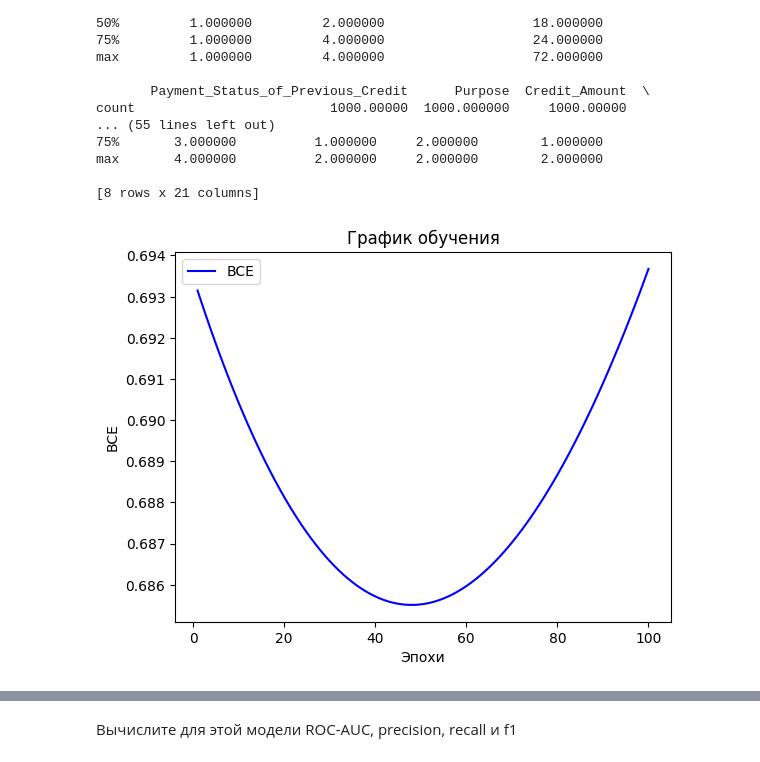
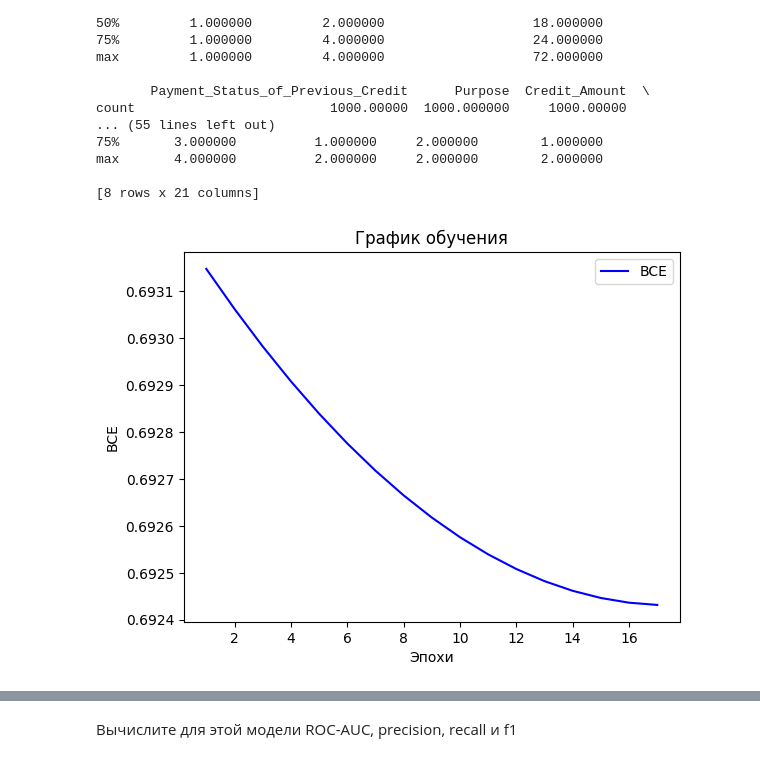
Before and after one commit to ibatuloff/MLcourse, a Jupyter notebook: lab3/Линейная модель и градиентный спуск.ipynb, the cells around one changed output, grey strips where cells are left out. Saved outputs shown, nothing was run; the diff lists cells and outputs as text; code cells hidden in the pictures.

```diff
--- a/lab3/Линейная модель и градиентный спуск.ipynb
+++ b/lab3/Линейная модель и градиентный спуск.ipynb
@@ -276,15 +241,17 @@ ForeignWorker variable may be dropped from the study
 Purpose of Credit: New car, Used car, Home Related, Other
 # %%
 data = pd.read_csv('german.csv', sep=';')
-# print(data.head())
-Y = data['Creditability']
-X = data.iloc[:, 1:].drop(columns=['Foreign_Worker', 'No_of_dependents'])
-# X = data[['Account_Balance', 'Payment_Status_of_Previous_Credit', 'Value_Savings_Stocks', 'Length_of_current_employment',
-#         'Sex_Marital_Status',
-#         'No_of_Credits_at_this_Bank',
-#         'Guarantors',
-#         'Credit_Amount',
-#         'Purpose']]
+
+Y = data['Creditability'].to_numpy()
+# X = data.iloc[:, 1:].drop(columns=['Foreign_Worker', 'No_of_dependents'])
+X = data[['Account_Balance',
+        'Payment_Status_of_Previous_Credit',
+        'Value_Savings_Stocks',
+        'Length_of_current_employment',
+        'Sex_Marital_Status',
+        'No_of_Credits_at_this_Bank',
+        'Guarantors',
+        'Purpose']].to_numpy()
 # %%
 print(data.describe())
 # %% [output]
@@ -316,18 +283,18 @@ std = np.std(X, axis=0)
 normalized_X = (X - mean) / std
 # %%
 lc = LinearClassifier(num_features=X.shape[1])
-history = lc.fit(normalized_X, Y.to_numpy(), epochs=100)
+history = lc.fit(normalized_X, Y, learning_rate=0.01, epochs=17)
 
 epochs = range(1, len(history) + 1)
 
 # Постройте график обучения.
 plt.plot(epochs, history, 'b', label='BCE')
 plt.title('График обучения')
 plt.xlabel('Эпохи')
 plt.ylabel('BCE')
 plt.legend()
 
 # Отобразите график.
 plt.show()
 # %% [output]
-[figure, old version]
+[figure, new version]
```
Also changed, not shown: parts of 10 cells of this notebook.
